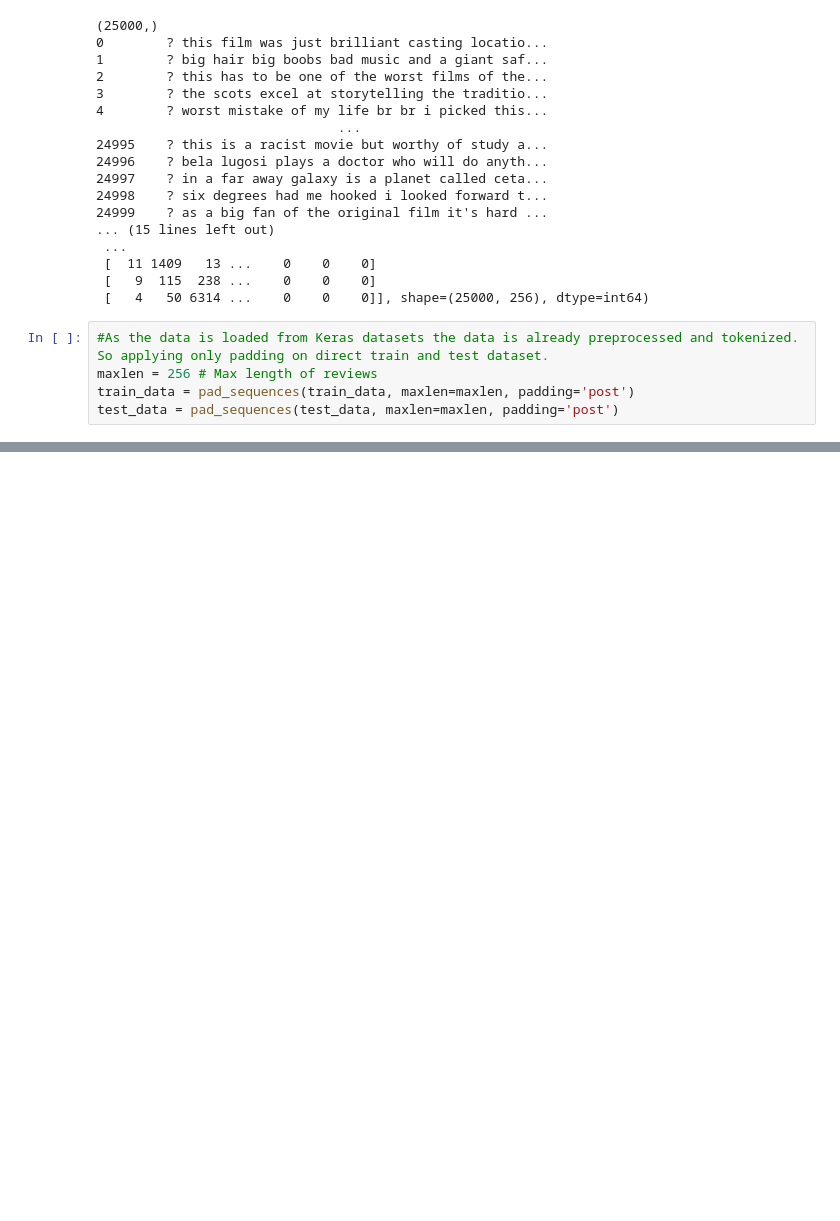
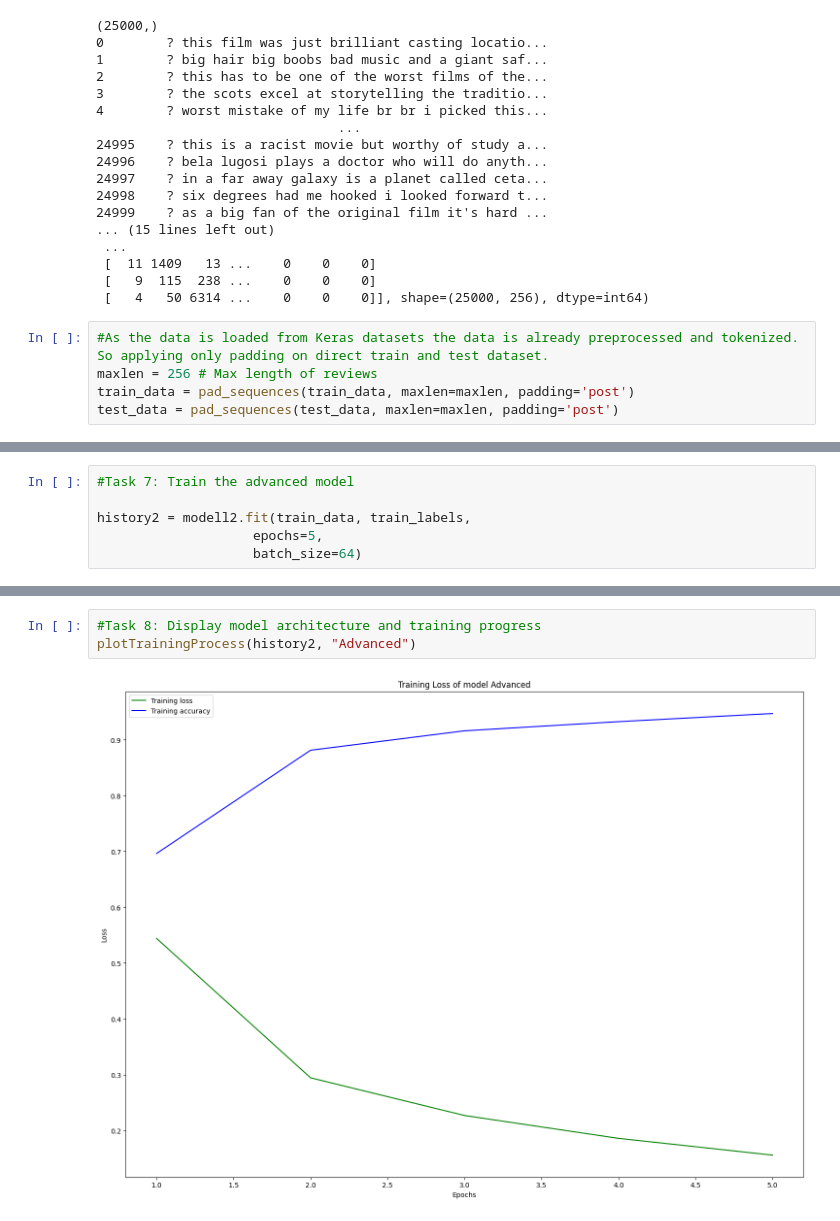
Before and after one commit to gsarada/AICourse-2026, a Jupyter notebook: mod5assmt.ipynb, the cells around one changed output, grey strips where cells are left out. Saved outputs shown, nothing was run; the diff lists cells and outputs as text; blank space fills up the shorter version.

```diff
--- a/mod5assmt.ipynb
+++ b/mod5assmt.ipynb
@@ -219,0 +368,6 @@ Detected at node sequential_1/embedding_1/GatherV2 defined at (most recent call
+# %%
+#Task 7: Train the advanced model
+
+history2 = modell2.fit(train_data, train_labels,
+                    epochs=5,
+                    batch_size=64)
@@ -219,0 +385,5 @@ Detected at node sequential_1/embedding_1/GatherV2 defined at (most recent call
+# %%
+#Task 8: Display model architecture and training progress
+plotTrainingProcess(history2, "Advanced")
+# %% [output]
+[figure, added]
```
Also changed, not shown: parts of 7 cells of this notebook.
